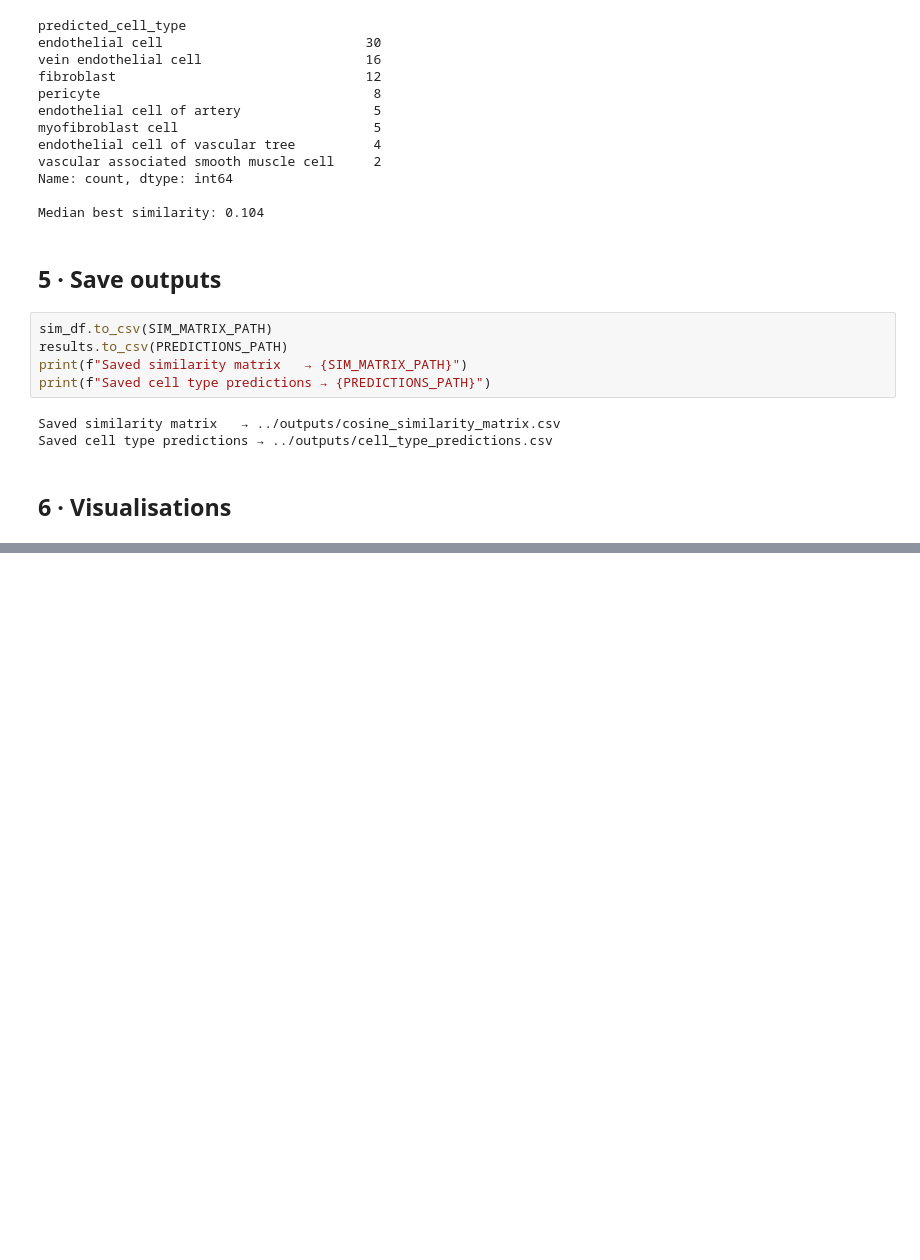
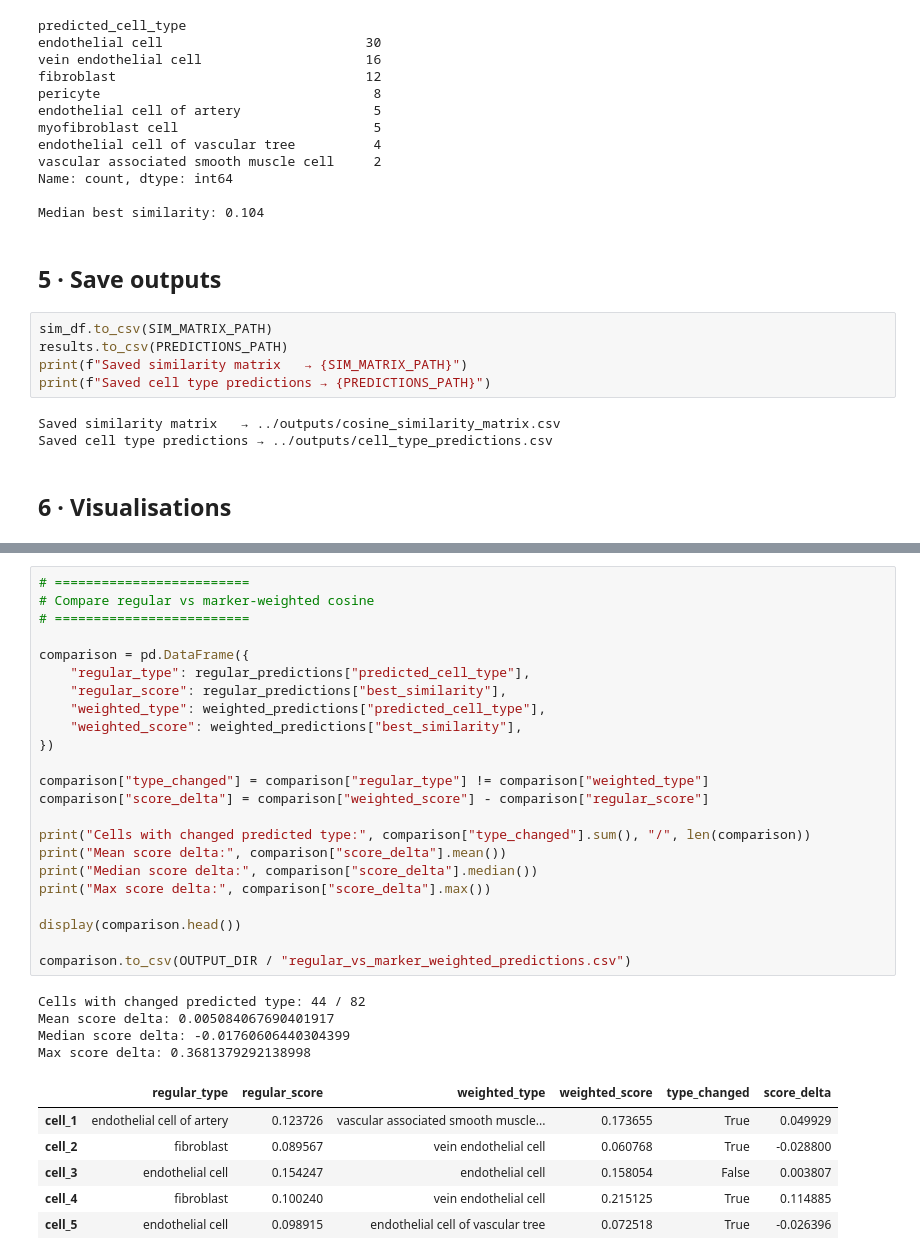
Before and after one commit to Mahsa02/Computational-Genomics-Project, a Jupyter notebook: notebooks/03_cosine_similarity.ipynb, the cells around one changed output, grey strips where cells are left out. Saved outputs shown, nothing was run; the diff lists cells and outputs as text; blank space fills up the shorter version.

```diff
--- a/notebooks/03_cosine_similarity.ipynb
+++ b/notebooks/03_cosine_similarity.ipynb
@@ -237,0 +340,34 @@ plt.show()
+# %%
+# =========================
+# Compare regular vs marker-weighted cosine
+# =========================
+
+comparison = pd.DataFrame({
+    "regular_type": regular_predictions["predicted_cell_type"],
+    "regular_score": regular_predictions["best_similarity"],
+    "weighted_type": weighted_predictions["predicted_cell_type"],
+    "weighted_score": weighted_predictions["best_similarity"],
+})
+
+comparison["type_changed"] = comparison["regular_type"] != comparison["weighted_type"]
+comparison["score_delta"] = comparison["weighted_score"] - comparison["regular_score"]
+
+print("Cells with changed predicted type:", comparison["type_changed"].sum(), "/", len(comparison))
+print("Mean score delta:", comparison["score_delta"].mean())
+print("Median score delta:", comparison["score_delta"].median())
+print("Max score delta:", comparison["score_delta"].max())
+
+display(comparison.head())
+
+comparison.to_csv(OUTPUT_DIR / "regular_vs_marker_weighted_predictions.csv")
+# %% [output]
+Cells with changed predicted type: 44 / 82
+Mean score delta: 0.005084067690401917
+Median score delta: -0.01760606440304399
+Max score delta: 0.3681379292138998
+|  | regular_type | regular_score | weighted_type | weighted_score | type_changed | score_delta |
+| cell_1 | endothelial cell of artery | 0.123726 | vascular associated smooth muscle... | 0.173655 | True | 0.049929 |
+| cell_2 | fibroblast | 0.089567 | vein endothelial cell | 0.060768 | True | -0.028800 |
+| cell_3 | endothelial cell | 0.154247 | endothelial cell | 0.158054 | False | 0.003807 |
+| cell_4 | fibroblast | 0.100240 | vein endothelial cell | 0.215125 | True | 0.114885 |
+| cell_5 | endothelial cell | 0.098915 | endothelial cell of vascular tree | 0.072518 | True | -0.026396 |
```
Also changed, not shown: parts of 16 cells of this notebook, 3 other files.
